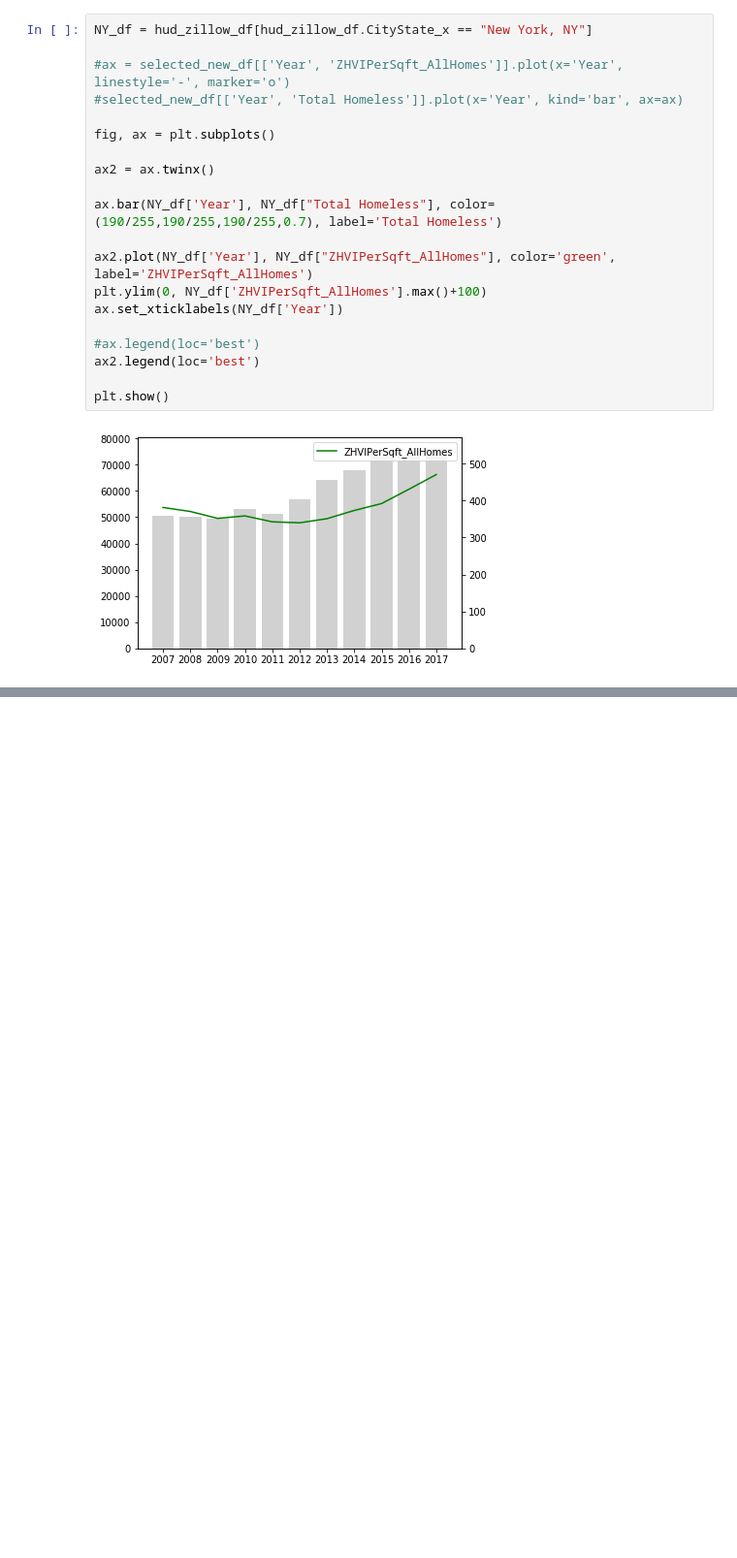
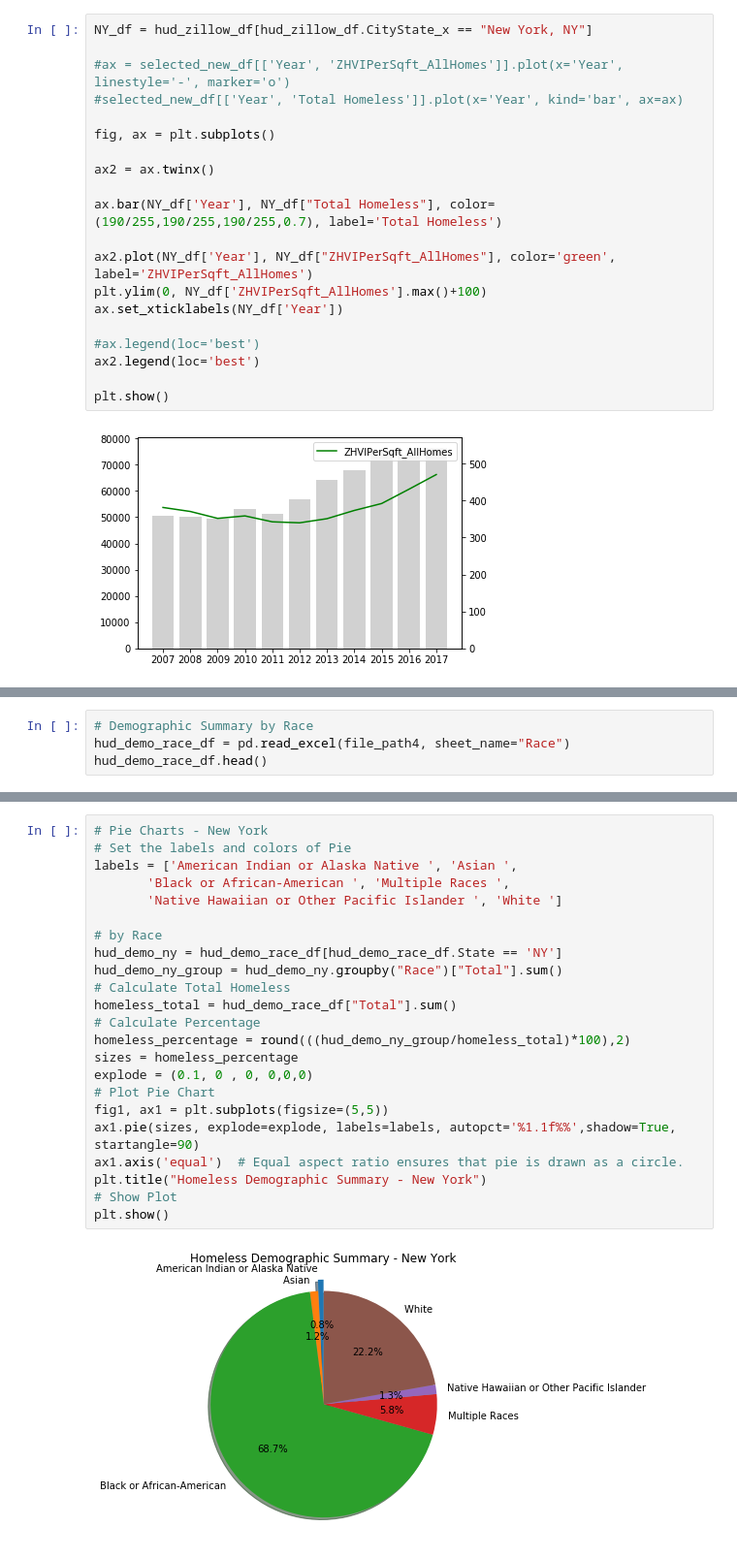
Before and after one commit to jag0717/UCB-Project1, a Jupyter notebook: data/Homeless_Vs_Housing_Analysis.ipynb, the cells around one changed output, grey strips where cells are left out. Shown at 97% size. Drawn from its saved outputs; the diff is of its cells as text; blank space fills up the shorter version.

```diff
--- a/data/Homeless_Vs_Housing_Analysis.ipynb
+++ b/data/Homeless_Vs_Housing_Analysis.ipynb
@@ -253,0 +327,4 @@ plt.show()
+# %%
+# Demographic Summary by Race
+hud_demo_race_df = pd.read_excel(file_path4, sheet_name="Race")
+hud_demo_race_df.head()
@@ -253,0 +338,25 @@ plt.show()
+# %%
+# Pie Charts - New York
+# Set the labels and colors of Pie
+labels = ['American Indian or Alaska Native ', 'Asian ',
+       'Black or African-American ', 'Multiple Races ',
+       'Native Hawaiian or Other Pacific Islander ', 'White ']
+
+# by Race
+hud_demo_ny = hud_demo_race_df[hud_demo_race_df.State == 'NY']
+hud_demo_ny_group = hud_demo_ny.groupby("Race")["Total"].sum()
+# Calculate Total Homeless
+homeless_total = hud_demo_race_df["Total"].sum()
+# Calculate Percentage
+homeless_percentage = round(((hud_demo_ny_group/homeless_total)*100),2)
+sizes = homeless_percentage
+explode = (0.1, 0 , 0, 0,0,0)
+# Plot Pie Chart
+fig1, ax1 = plt.subplots(figsize=(5,5))
+ax1.pie(sizes, explode=explode, labels=labels, autopct='%1.1f%%',shadow=True, startangle=90)
+ax1.axis('equal')  # Equal aspect ratio ensures that pie is drawn as a circle.
+plt.title("Homeless Demographic Summary - New York")
+# Show Plot
+plt.show()
+# %% [output]
+[figure, added]
```
Also changed, not shown: parts of 7 cells of this notebook.
